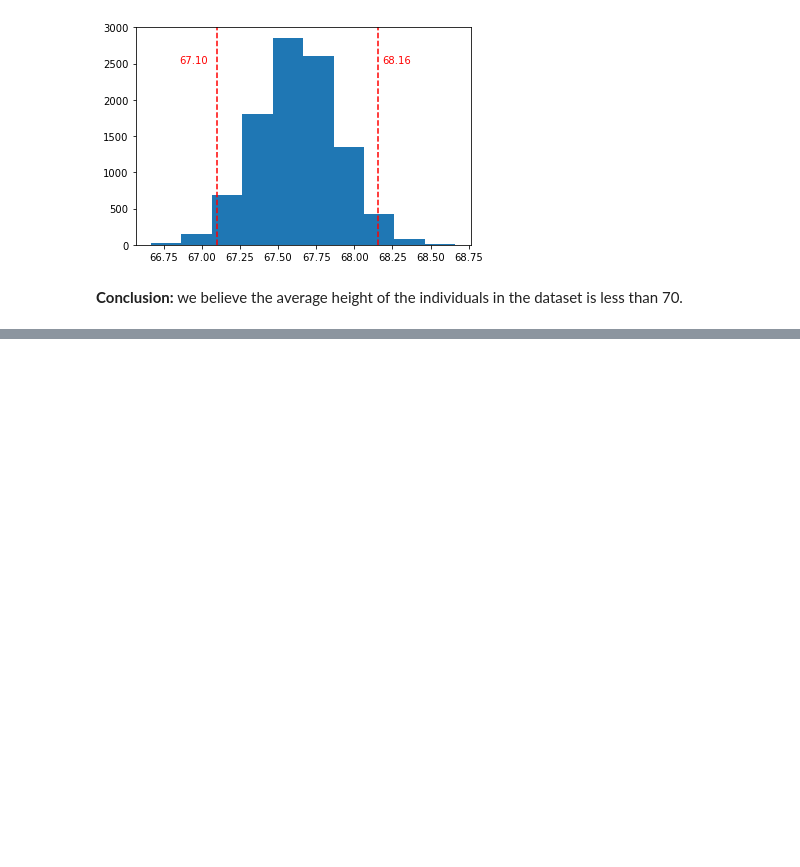
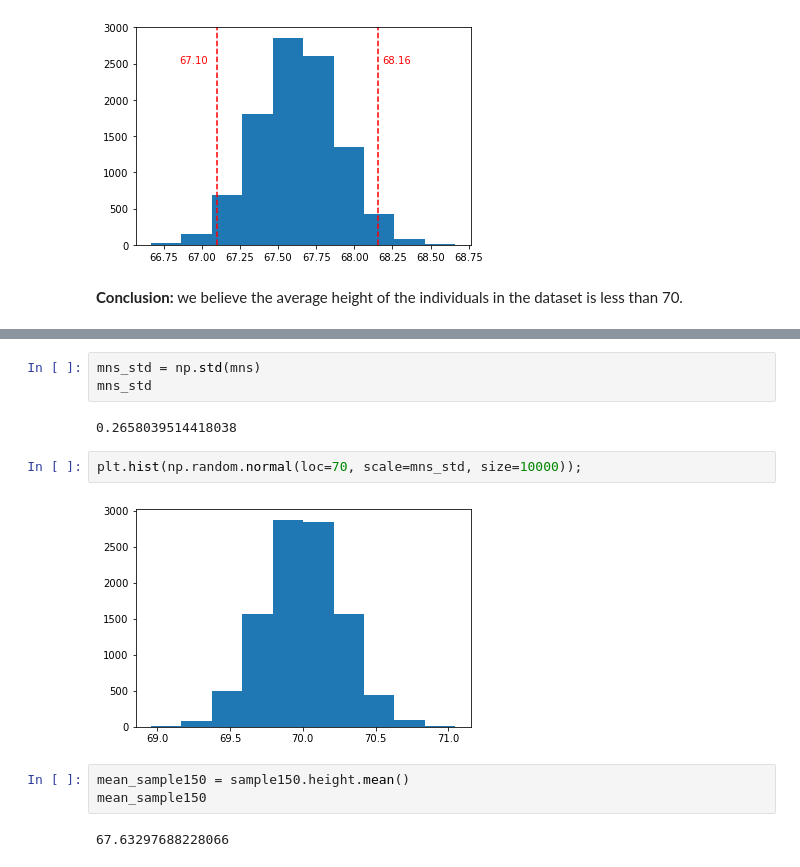
Before and after one commit to Alex-YuZ/Probability_Demo, a Jupyter notebook: Hypothesis_Testing.ipynb, the cells around one changed output, grey strips where cells are left out. Cells and saved outputs as stored; diff of their text form; blank space fills up the shorter version.

```diff
--- a/Hypothesis_Testing.ipynb
+++ b/Hypothesis_Testing.ipynb
@@ -49,0 +60,14 @@ plt.text(upper_bound+.03, 2500, s="{:.2f}".format(upper_bound), color='red');
+# %%
+mns_std = np.std(mns)
+mns_std
+# %% [output]
+0.2658039514418038
+# %%
+plt.hist(np.random.normal(loc=70, scale=mns_std, size=10000));
+# %% [output]
+[figure, added]
+# %%
+mean_sample150 = sample150.height.mean()
+mean_sample150
+# %% [output]
+67.63297688228066
```
Also changed, not shown: parts of 23 cells of this notebook.
